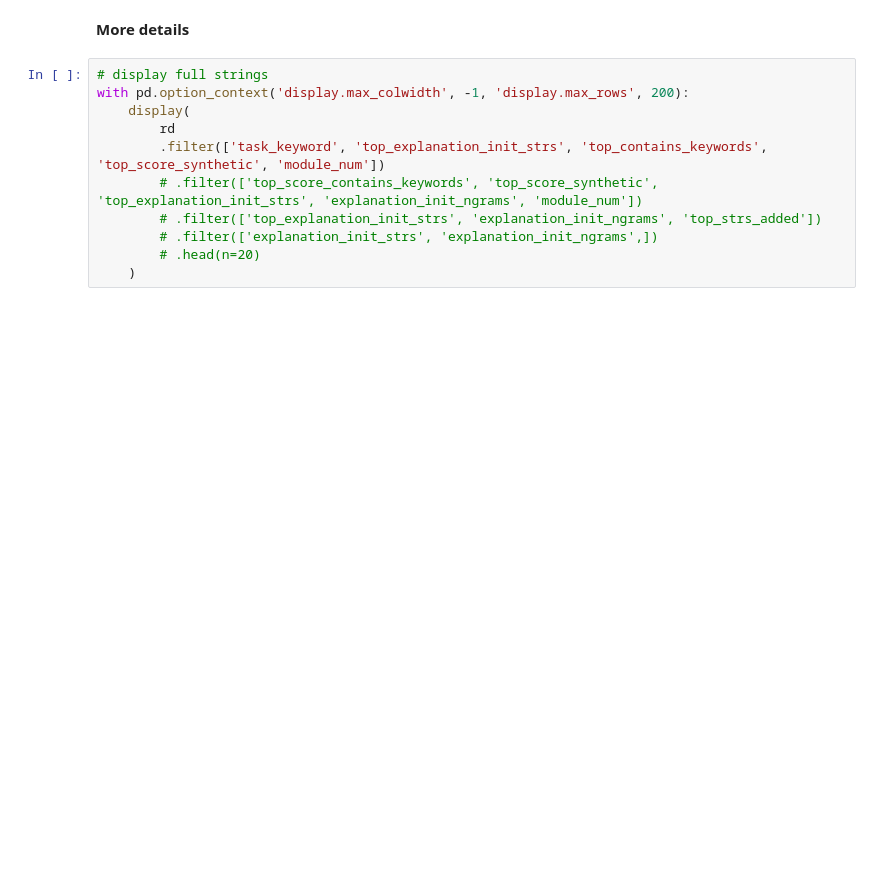
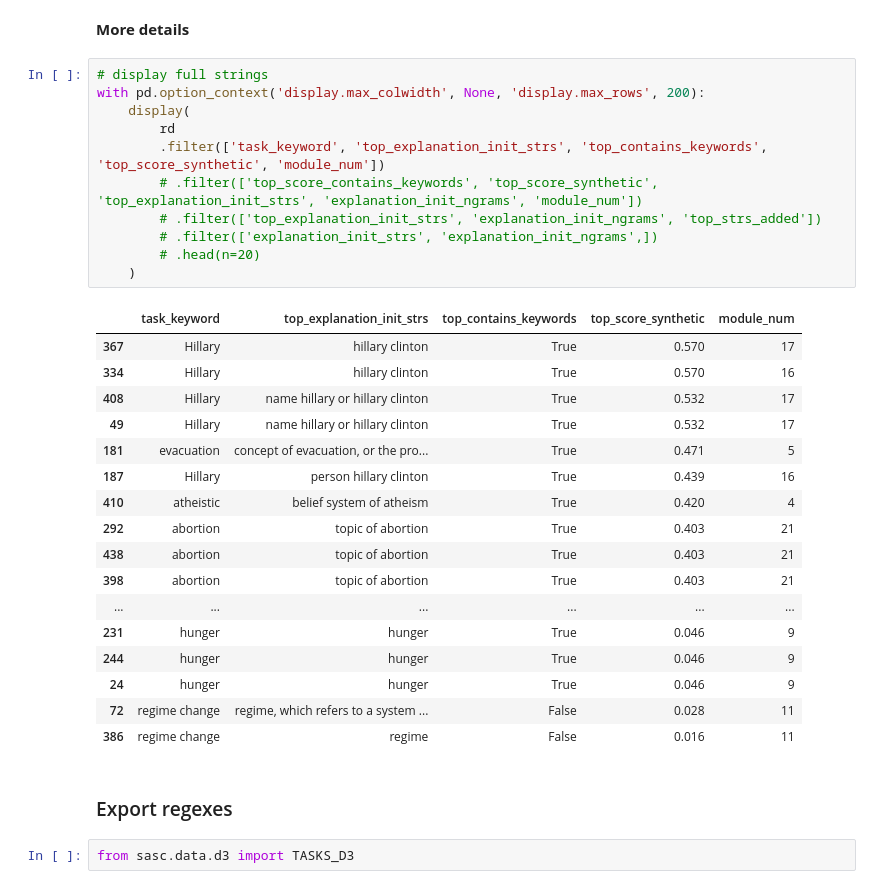
Before and after one commit to microsoft/automated-explanations, a Jupyter notebook: notebooks_sasc/02_synthetic_examples.ipynb, the cells around one changed output. Saved outputs shown, nothing was run; the diff lists cells and outputs as text; blank space fills up the shorter version.

Commit message:
add rebuttal regexes

```diff
--- a/notebooks_sasc/02_synthetic_examples.ipynb
+++ b/notebooks_sasc/02_synthetic_examples.ipynb
@@ -93,12 +151,34 @@ print(tab.style.hide(axis="index").to_latex(hrules=True).replace('science \\\\',
 **More details**
 # %%
 # display full strings
-with pd.option_context('display.max_colwidth', -1, 'display.max_rows', 200):
+with pd.option_context('display.max_colwidth', None, 'display.max_rows', 200):
     display(
         rd
         .filter(['task_keyword', 'top_explanation_init_strs', 'top_contains_keywords', 'top_score_synthetic', 'module_num'])
         # .filter(['top_score_contains_keywords', 'top_score_synthetic', 'top_explanation_init_strs', 'explanation_init_ngrams', 'module_num'])
         # .filter(['top_explanation_init_strs', 'explanation_init_ngrams', 'top_strs_added'])
         # .filter(['explanation_init_strs', 'explanation_init_ngrams',])
         # .head(n=20)
     )
+# %% [output]
+|  | task_keyword | top_explanation_init_strs | top_contains_keywords | top_score_synthetic | module_num |
+| 367 | Hillary | hillary clinton | True | 0.570 | 17 |
+| 334 | Hillary | hillary clinton | True | 0.570 | 16 |
+| 408 | Hillary | name hillary or hillary clinton | True | 0.532 | 17 |
+| 49 | Hillary | name hillary or hillary clinton | True | 0.532 | 17 |
+| 181 | evacuation | concept of evacuation, or the pro... | True | 0.471 | 5 |
+| 187 | Hillary | person hillary clinton | True | 0.439 | 16 |
+| 410 | atheistic | belief system of atheism | True | 0.420 | 4 |
+| 292 | abortion | topic of abortion | True | 0.403 | 21 |
+| 438 | abortion | topic of abortion | True | 0.403 | 21 |
+| 398 | abortion | topic of abortion | True | 0.403 | 21 |
+| ... | ... | ... | ... | ... | ... |
+| 231 | hunger | hunger | True | 0.046 | 9 |
+| 244 | hunger | hunger | True | 0.046 | 9 |
+| 24 | hunger | hunger | True | 0.046 | 9 |
+| 72 | regime change | regime, which refers to a system ... | False | 0.028 | 11 |
+| 386 | regime change | regime | False | 0.016 | 11 |
+# %% [markdown]
+### Export regexes
+# %%
+from sasc.data.d3 import TASKS_D3
```
Also changed, not shown: parts of 5 cells of this notebook, 4 other files.
